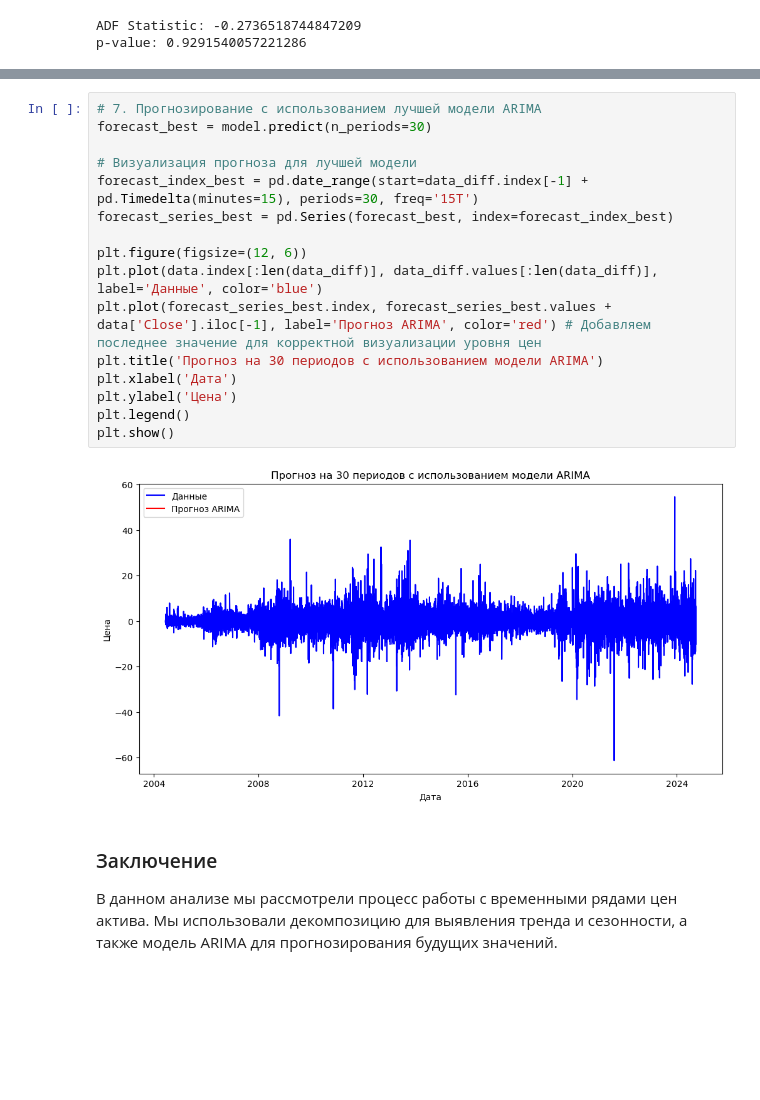
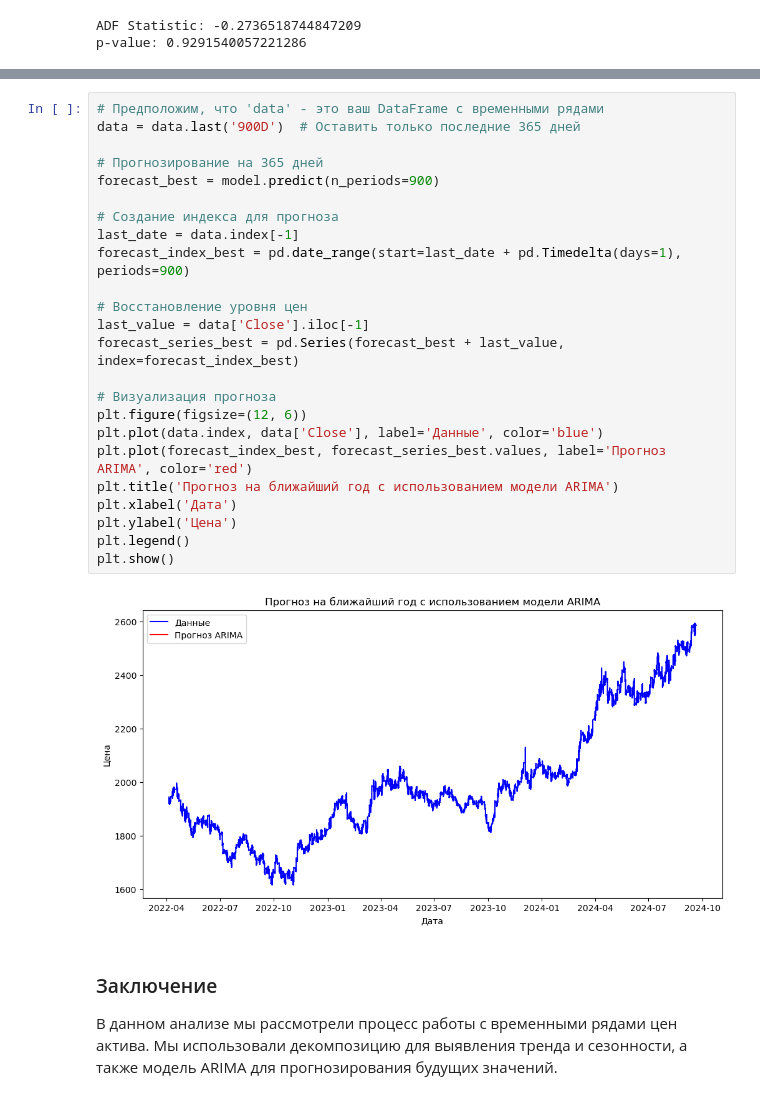
Before and after one commit to ExXxMachine/DL, a Jupyter notebook: LR2.ipynb, the cells around one changed output, grey strips where cells are left out. Cells and saved outputs as stored; diff of their text form; blank space fills up the shorter version.

```diff
--- a/LR2.ipynb
+++ b/LR2.ipynb
@@ -104,23 +84,31 @@ Covariance Type:                  opg
 Warnings:
 [1] Covariance matrix calculated using the outer product of gradients (complex-step).
 # %%
-# 7. Прогнозирование с использованием лучшей модели ARIMA
-forecast_best = model.predict(n_periods=30)
+# Предположим, что 'data' - это ваш DataFrame с временными рядами
+data = data.last('900D')  # Оставить только последние 365 дней
 
-# Визуализация прогноза для лучшей модели
-forecast_index_best = pd.date_range(start=data_diff.index[-1] + pd.Timedelta(minutes=15), periods=30, freq='15T')
-forecast_series_best = pd.Series(forecast_best, index=forecast_index_best)
+# Прогнозирование на 365 дней
+forecast_best = model.predict(n_periods=900)
 
+# Создание индекса для прогноза
+last_date = data.index[-1]
+forecast_index_best = pd.date_range(start=last_date + pd.Timedelta(days=1), periods=900)
+
+# Восстановление уровня цен
+last_value = data['Close'].iloc[-1]
+forecast_series_best = pd.Series(forecast_best + last_value, index=forecast_index_best)
+
+# Визуализация прогноза
 plt.figure(figsize=(12, 6))
-plt.plot(data.index[:len(data_diff)], data_diff.values[:len(data_diff)], label='Данные', color='blue')
-plt.plot(forecast_series_best.index, forecast_series_best.values + data['Close'].iloc[-1], label='Прогноз ARIMA', color='red') # Добавляем последнее значение для корректной визуализации уровня цен
-plt.title('Прогноз на 30 периодов с использованием модели ARIMA')
+plt.plot(data.index, data['Close'], label='Данные', color='blue')
+plt.plot(forecast_index_best, forecast_series_best.values, label='Прогноз ARIMA', color='red')
+plt.title('Прогноз на ближайший год с использованием модели ARIMA')
 plt.xlabel('Дата')
 plt.ylabel('Цена')
 plt.legend()
 plt.show()
 # %% [output]
-[figure, old version]
+[figure, new version]
 # %% [markdown]
 ### Заключение
 В данном анализе мы рассмотрели процесс работы с временными рядами цен актива. Мы использовали декомпозицию для выявления тренда и сезонности, а также модель ARIMA для прогнозирования будущих значений.
```
Also changed, not shown: parts of 3 cells of this notebook.
